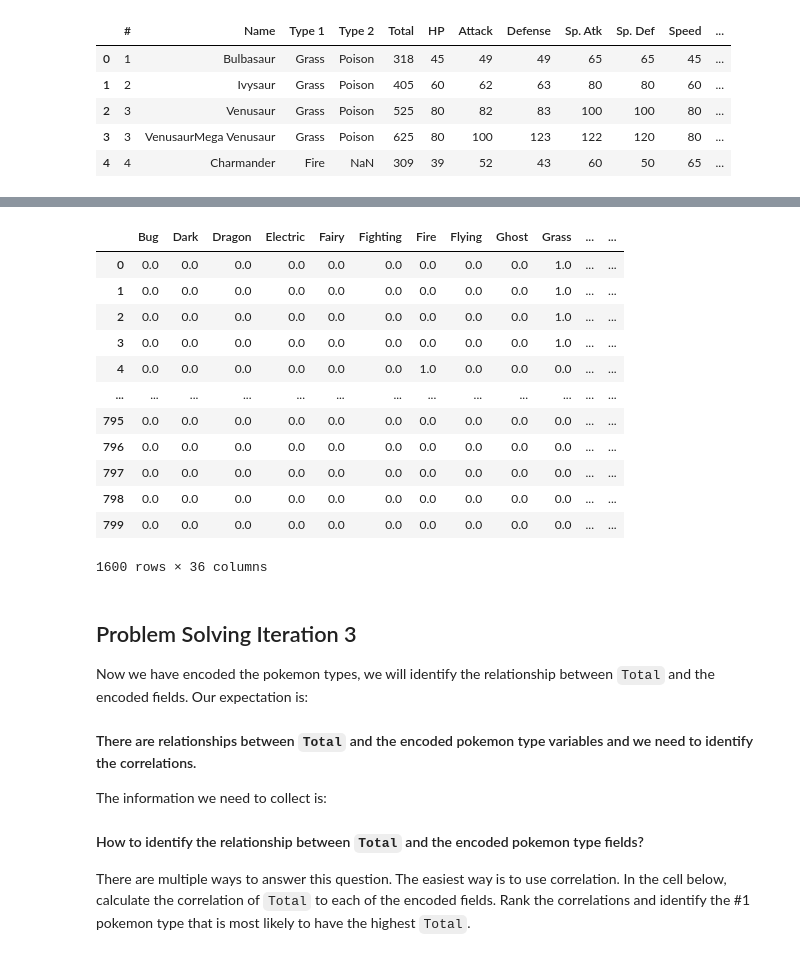
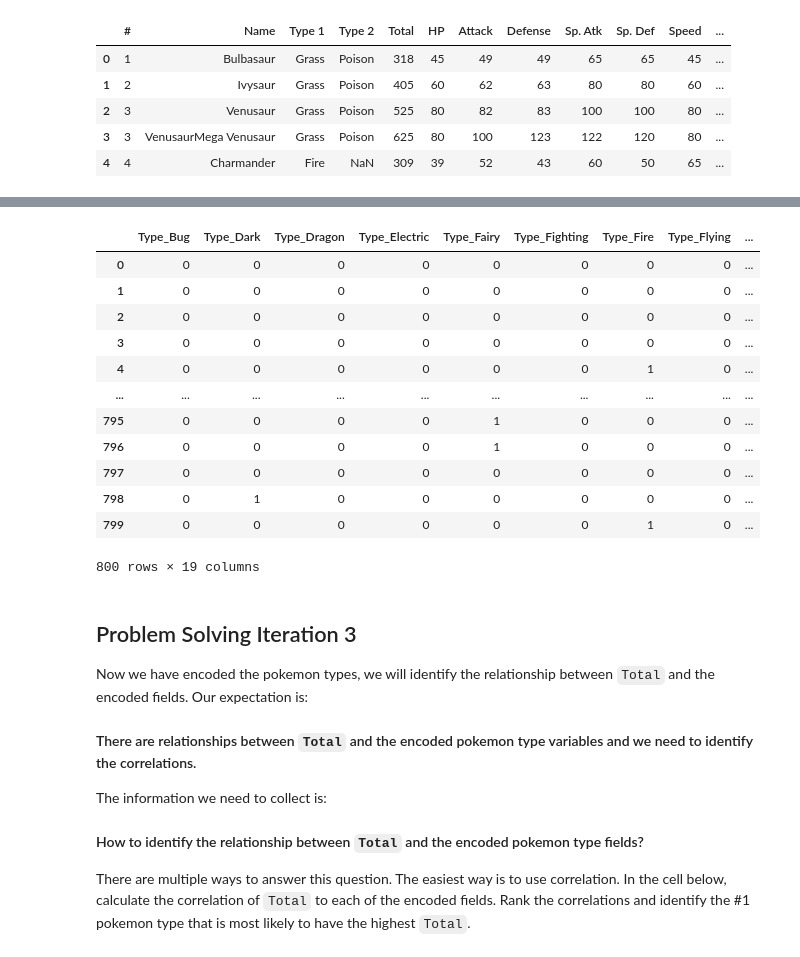
Before and after one commit to Marinasel86/lab-dataframe-calculations, a Jupyter notebook: your-code/challenge-2.ipynb, the cells around one changed output, grey strips where cells are left out. Drawn from its saved outputs; the diff is of its cells as text; code cells hidden in the pictures.

```diff
--- a/your-code/challenge-2.ipynb
+++ b/your-code/challenge-2.ipynb
@@ -115,5 +115,5 @@ The new numerical variables you create should look like below:
 
 ![One Hot Encoding](../images/one-hot-encoding.png)
 # %%
-one_hot_encoded_pokemon_types = pd.get_dummies(pokemon, columns=['Type 1', 'Type 2'])
-print(one_hot_encoded_pokemon_types)
+one_hot_type1 = pd.get_dummies(pokemon['Type 1'], prefix='Type')
+one_hot_type2 = pd.get_dummies(pokemon['Type 2'], prefix='Type')
@@ -161,16 +119,0 @@ selected_columns = selected_columns.fillna(0)
-# %%
-display(selected_columns)
-# %% [output]
-|  | Bug | Dark | Dragon | Electric | Fairy | Fighting | Fire | Flying | Ghost | Grass | ... | ... |
-| 0 | 0.0 | 0.0 | 0.0 | 0.0 | 0.0 | 0.0 | 0.0 | 0.0 | 0.0 | 1.0 | ... | ... |
-| 1 | 0.0 | 0.0 | 0.0 | 0.0 | 0.0 | 0.0 | 0.0 | 0.0 | 0.0 | 1.0 | ... | ... |
-| 2 | 0.0 | 0.0 | 0.0 | 0.0 | 0.0 | 0.0 | 0.0 | 0.0 | 0.0 | 1.0 | ... | ... |
-| 3 | 0.0 | 0.0 | 0.0 | 0.0 | 0.0 | 0.0 | 0.0 | 0.0 | 0.0 | 1.0 | ... | ... |
-| 4 | 0.0 | 0.0 | 0.0 | 0.0 | 0.0 | 0.0 | 1.0 | 0.0 | 0.0 | 0.0 | ... | ... |
-| ... | ... | ... | ... | ... | ... | ... | ... | ... | ... | ... | ... | ... |
-| 795 | 0.0 | 0.0 | 0.0 | 0.0 | 0.0 | 0.0 | 0.0 | 0.0 | 0.0 | 0.0 | ... | ... |
-| 796 | 0.0 | 0.0 | 0.0 | 0.0 | 0.0 | 0.0 | 0.0 | 0.0 | 0.0 | 0.0 | ... | ... |
-| 797 | 0.0 | 0.0 | 0.0 | 0.0 | 0.0 | 0.0 | 0.0 | 0.0 | 0.0 | 0.0 | ... | ... |
-| 798 | 0.0 | 0.0 | 0.0 | 0.0 | 0.0 | 0.0 | 0.0 | 0.0 | 0.0 | 0.0 | ... | ... |
-| 799 | 0.0 | 0.0 | 0.0 | 0.0 | 0.0 | 0.0 | 0.0 | 0.0 | 0.0 | 0.0 | ... | ... |
-1600 rows × 36 columns
@@ -177,3 +122,20 @@ display(selected_columns)
+# %%
+one_hot_combined['Name'] = pokemon['Name']
+display(one_hot_combined)
+# %% [output]
+|  | Type_Bug | Type_Dark | Type_Dragon | Type_Electric | Type_Fairy | Type_Fighting | Type_Fire | Type_Flying | ... |
+| 0 | 0 | 0 | 0 | 0 | 0 | 0 | 0 | 0 | ... |
+| 1 | 0 | 0 | 0 | 0 | 0 | 0 | 0 | 0 | ... |
+| 2 | 0 | 0 | 0 | 0 | 0 | 0 | 0 | 0 | ... |
+| 3 | 0 | 0 | 0 | 0 | 0 | 0 | 0 | 0 | ... |
+| 4 | 0 | 0 | 0 | 0 | 0 | 0 | 1 | 0 | ... |
+| ... | ... | ... | ... | ... | ... | ... | ... | ... | ... |
+| 795 | 0 | 0 | 0 | 0 | 1 | 0 | 0 | 0 | ... |
+| 796 | 0 | 0 | 0 | 0 | 1 | 0 | 0 | 0 | ... |
+| 797 | 0 | 0 | 0 | 0 | 0 | 0 | 0 | 0 | ... |
+| 798 | 0 | 1 | 0 | 0 | 0 | 0 | 0 | 0 | ... |
+| 799 | 0 | 0 | 0 | 0 | 0 | 0 | 1 | 0 | ... |
+800 rows × 19 columns
 # %% [markdown]
 ## Problem Solving Iteration 3
 
```
Also changed, not shown: parts of 11 cells of this notebook.
